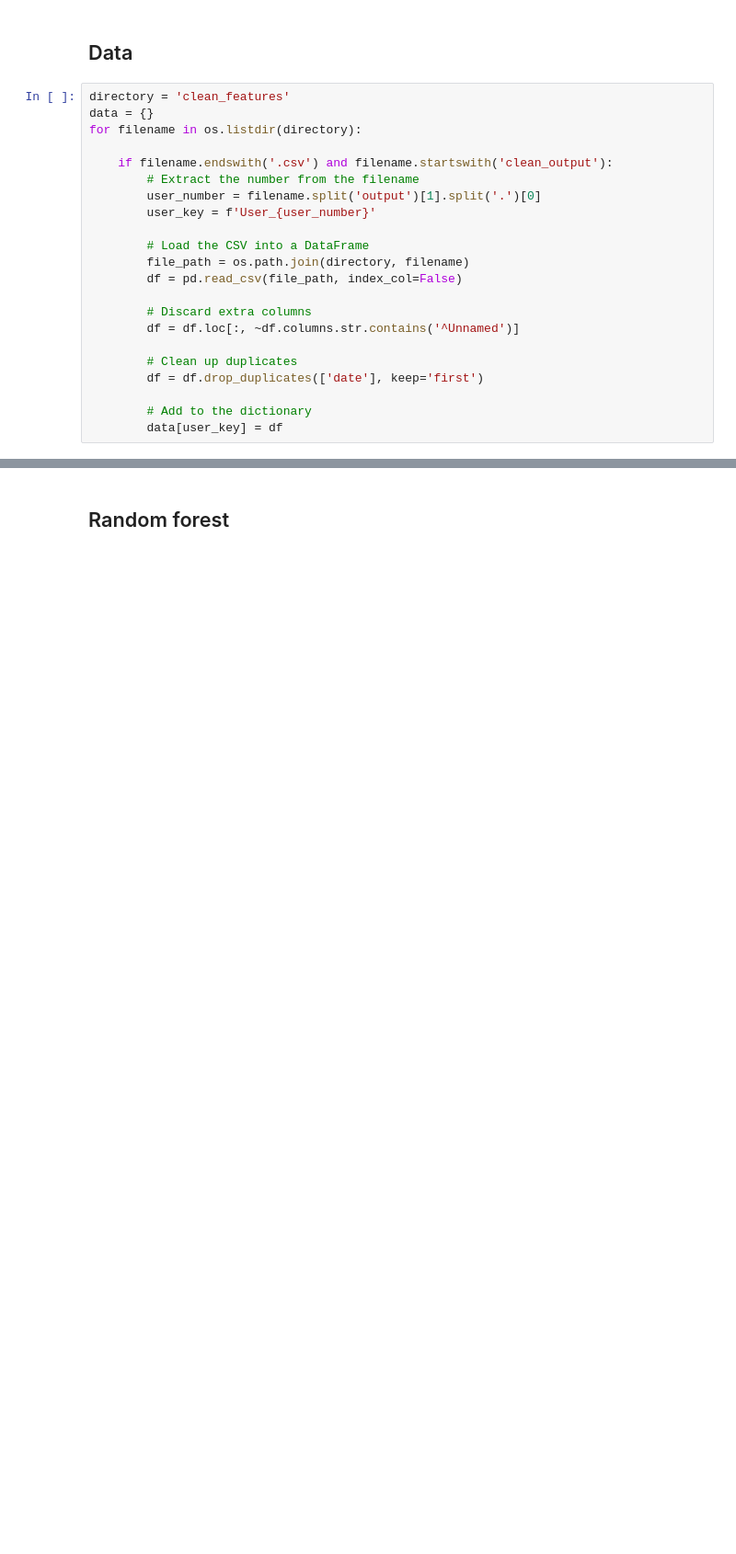
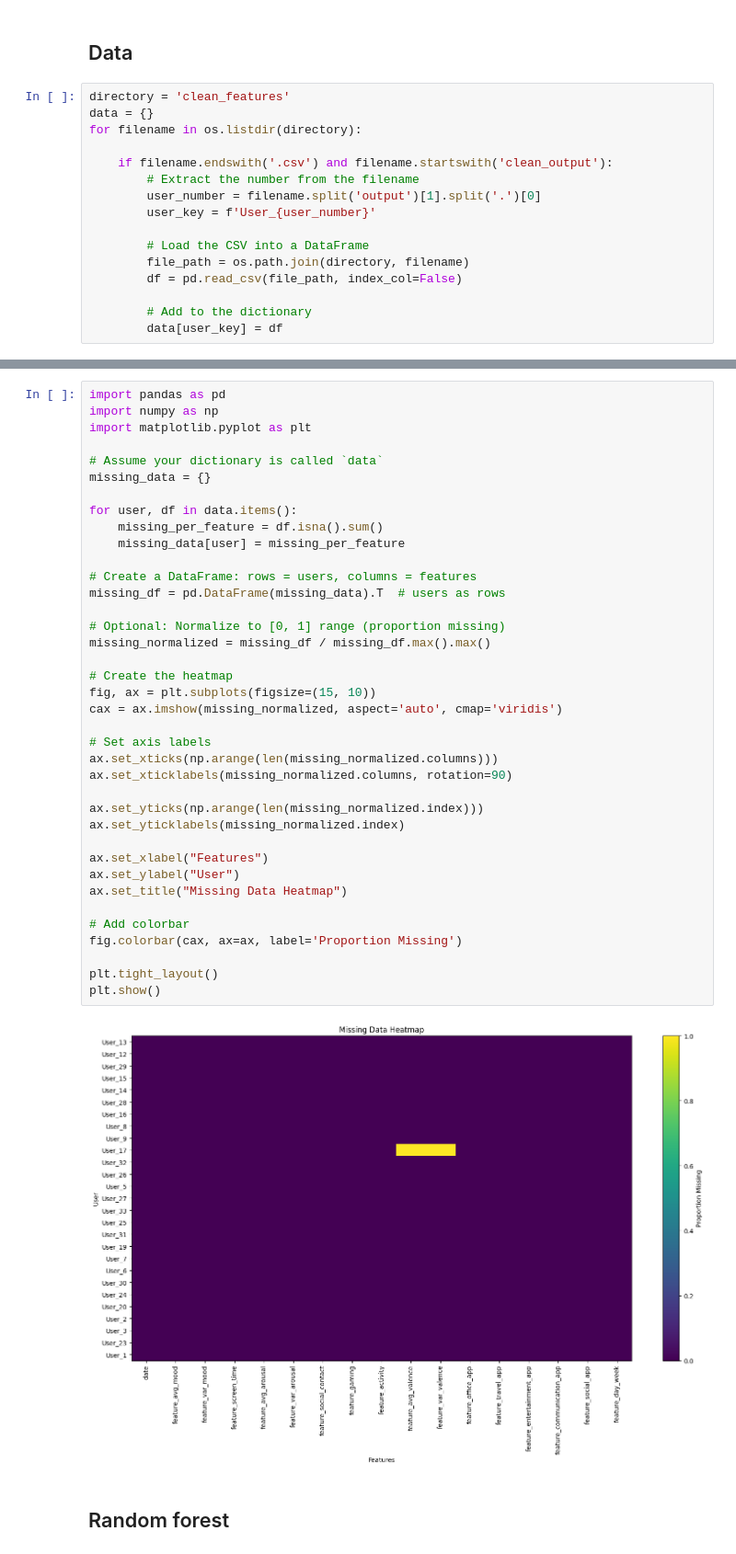
Before and after one commit to pepesmigaj2022/DataMoaningTechniques, a Jupyter notebook: run_model.ipynb, the cells around one changed output, grey strips where cells are left out. Shown: that part at 92% size. Drawn from its saved outputs; the diff is of its cells as text; blank space fills up the shorter version.

```diff
--- a/run_model.ipynb
+++ b/run_model.ipynb
@@ -22,11 +27,5 @@ for filename in os.listdir(directory):
         file_path = os.path.join(directory, filename)
         df = pd.read_csv(file_path, index_col=False)
 
-        # Discard extra columns
-        df = df.loc[:, ~df.columns.str.contains('^Unnamed')]
-
-        # Clean up duplicates
-        df = df.drop_duplicates(['date'], keep='first')
-
         # Add to the dictionary
         data[user_key] = df
@@ -53,2 +32,42 @@ data['User_7']
+# %%
+import pandas as pd
+import numpy as np
+import matplotlib.pyplot as plt
+
+# Assume your dictionary is called `data`
+missing_data = {}
+
+for user, df in data.items():
+    missing_per_feature = df.isna().sum()
+    missing_data[user] = missing_per_feature
+
+# Create a DataFrame: rows = users, columns = features
+missing_df = pd.DataFrame(missing_data).T  # users as rows
+
+# Optional: Normalize to [0, 1] range (proportion missing)
+missing_normalized = missing_df / missing_df.max().max()
+
+# Create the heatmap
+fig, ax = plt.subplots(figsize=(15, 10))
+cax = ax.imshow(missing_normalized, aspect='auto', cmap='viridis')
+
+# Set axis labels
+ax.set_xticks(np.arange(len(missing_normalized.columns)))
+ax.set_xticklabels(missing_normalized.columns, rotation=90)
+
+ax.set_yticks(np.arange(len(missing_normalized.index)))
+ax.set_yticklabels(missing_normalized.index)
+
+ax.set_xlabel("Features")
+ax.set_ylabel("User")
+ax.set_title("Missing Data Heatmap")
+
+# Add colorbar
+fig.colorbar(cax, ax=ax, label='Proportion Missing')
+
+plt.tight_layout()
+plt.show()
+# %% [output]
+[figure, added]
 # %% [markdown]
 ## Random forest
```
Also changed, not shown: parts of 6 cells of this notebook.
